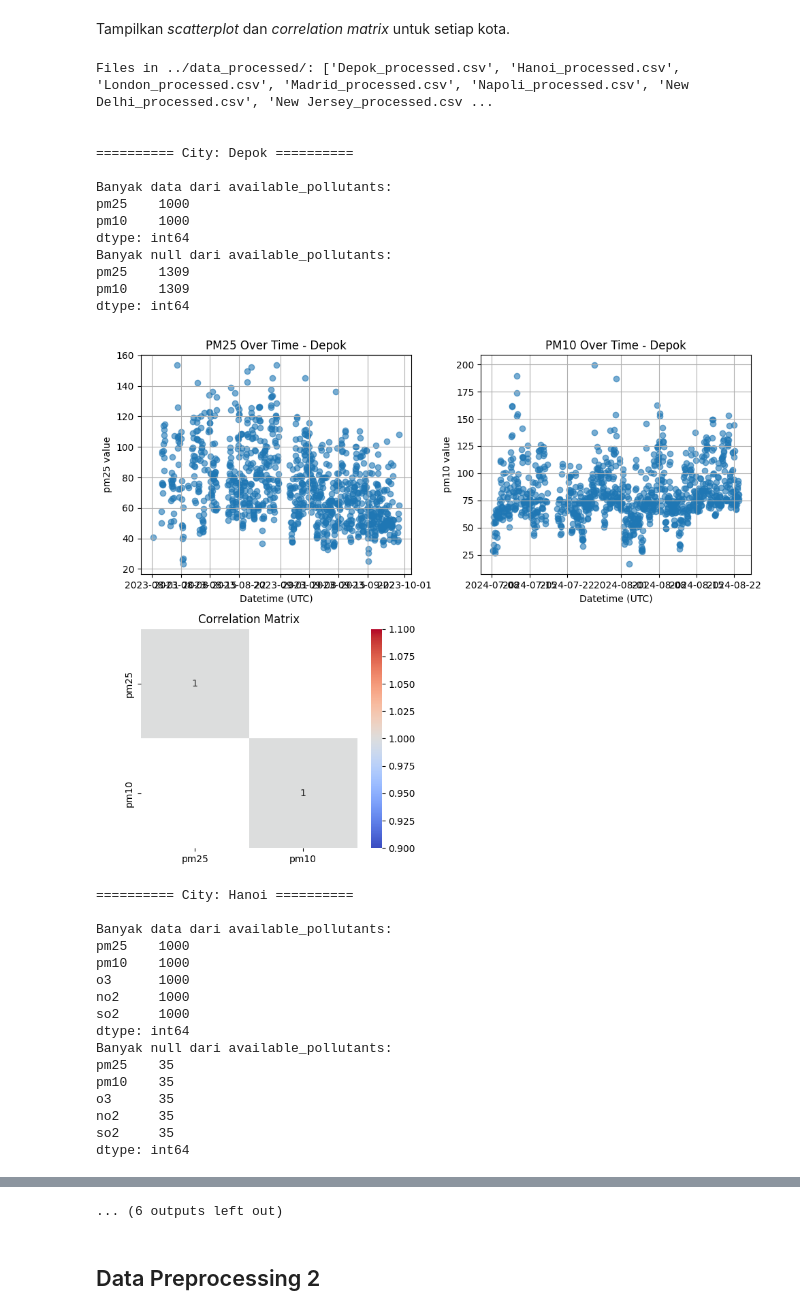
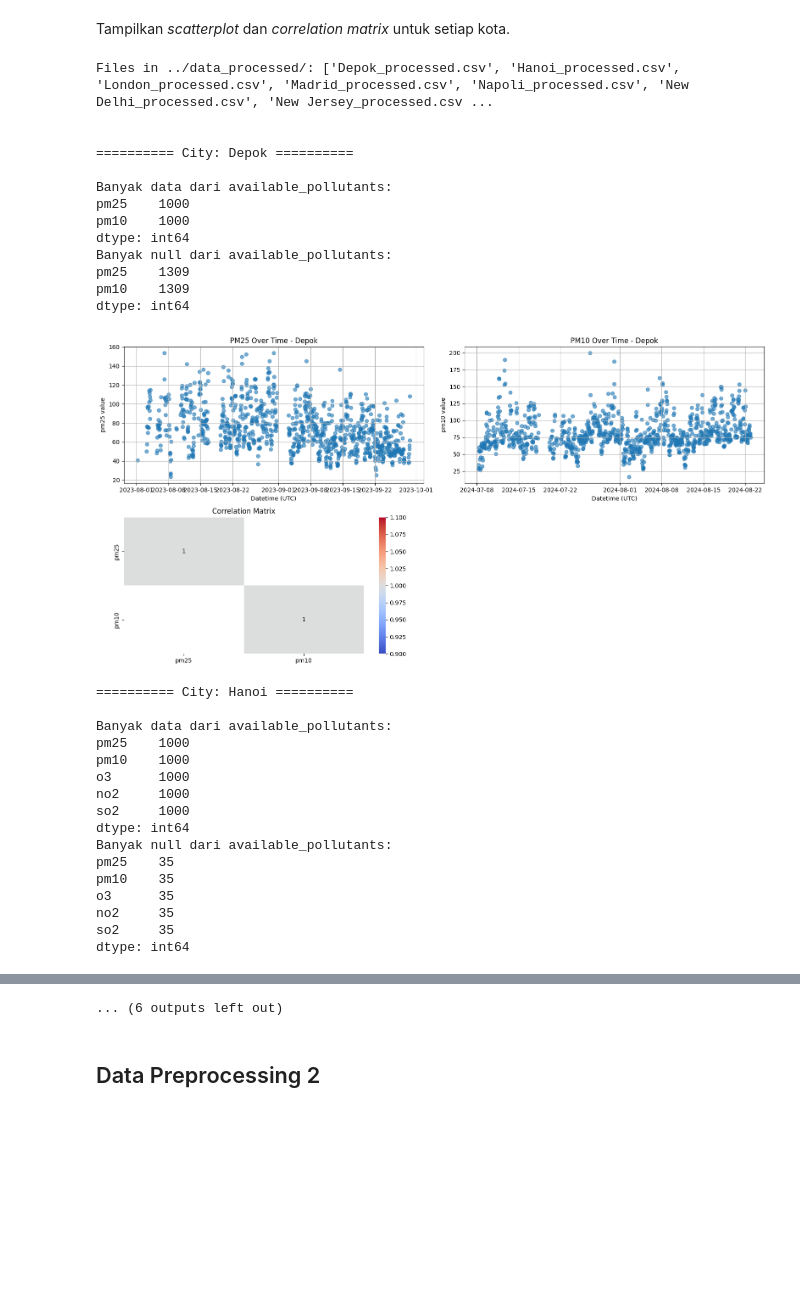
Before and after one commit to RiyanNaffa/ai-project-25, a Jupyter notebook: notebook/final.ipynb, the cells around one changed output, grey strips where cells are left out. Saved outputs shown, nothing was run; the diff lists cells and outputs as text; code cells hidden in the pictures; blank space fills up the shorter version.

```diff
--- a/notebook/final.ipynb
+++ b/notebook/final.ipynb
@@ -167,11 +174,13 @@ import seaborn as sns
 # %%
-# Required for inline plotting in Jupyter
 %matplotlib inline
 
-# Define the path to the data directory
+# Directory ke data yang sudah diproses
 data_dir = "../data_processed/"
 
-# List all files in the data directory
+# Directory ke plot
+plot_dir = "plots/"
+
+# List semua file pada directory
 files = os.listdir(data_dir)
 print(f"Files in {data_dir}: {files}\n\n")
 
@@ -187,11 +196,14 @@ for city in cities:
         pollutant_cols = ['pm25', 'pm10', 'o3', 'no2', 'so2']
         available_pollutants = [col for col in pollutant_cols if col in df_wide.columns]
 
+        # Deksripsi data untuk setiap polutan
         print("Banyak data dari available_pollutants:")
         print(df_wide[available_pollutants].count())
         print("Banyak null dari available_pollutants:")
         print(df_wide[available_pollutants].isnull().sum())
 
+        # Plotting data
+        # Menggunakan matplotlib.pyplot untuk scatter plot dan seaborn untuk correlation matrix
         all_cols = available_pollutants
         n = len(all_cols)
         add_corr_matrix = True
@@ -203,7 +215,7 @@ for city in cities:
             cols = 2
             rows = math.ceil(total_plots / cols)
 
-            fig, axes = plt.subplots(rows, cols, figsize=(10, 4 * rows), sharex=False)
+            fig, axes = plt.subplots(rows, cols, figsize=(16, 4 * rows), sharex=False)
             axes = axes.flatten()
 
             # Plot setiap polutan pada subplot yang berbeda
@@ -216,34 +228,35 @@ for city in cities:
 
             # Plot correlation matrix pada subplot terakhir
             if add_corr_matrix:
                 corr = df_wide[available_pollutants].corr()
                 sns.heatmap(corr, annot=True, cmap='coolwarm', ax=axes[n])
                 axes[n].set_title("Correlation Matrix")
 
             # Sembunyikan subplot yang tidak digunakan
             for j in range(n + 1, len(axes)):
                 fig.delaxes(axes[j])
 
             fig.tight_layout()
+            plt.savefig(os.path.join(plot_dir, f"{city}_pollutants_plot.png"), dpi=300)
             plt.show()
 
     except Exception as e:
         print(f"Could not process file {city}.csv: {e}")
 # %% [output]
 Files in ../data_processed/: ['Depok_processed.csv', 'Hanoi_processed.csv', 'London_processed.csv', 'Madrid_processed.csv', 'Napoli_processed.csv', 'New Delhi_processed.csv', 'New Jersey_processed.csv ...
 
 
 ========== City: Depok ==========
 
 Banyak data dari available_pollutants:
 pm25    1000
 pm10    1000
 dtype: int64
 Banyak null dari available_pollutants:
 pm25    1309
 pm10    1309
 dtype: int64
-[figure, old version]
+[figure, new version]
 ========== City: Hanoi ==========
 
 Banyak data dari available_pollutants:
```
Also changed, not shown: parts of 30 cells of this notebook, 2 other files.
